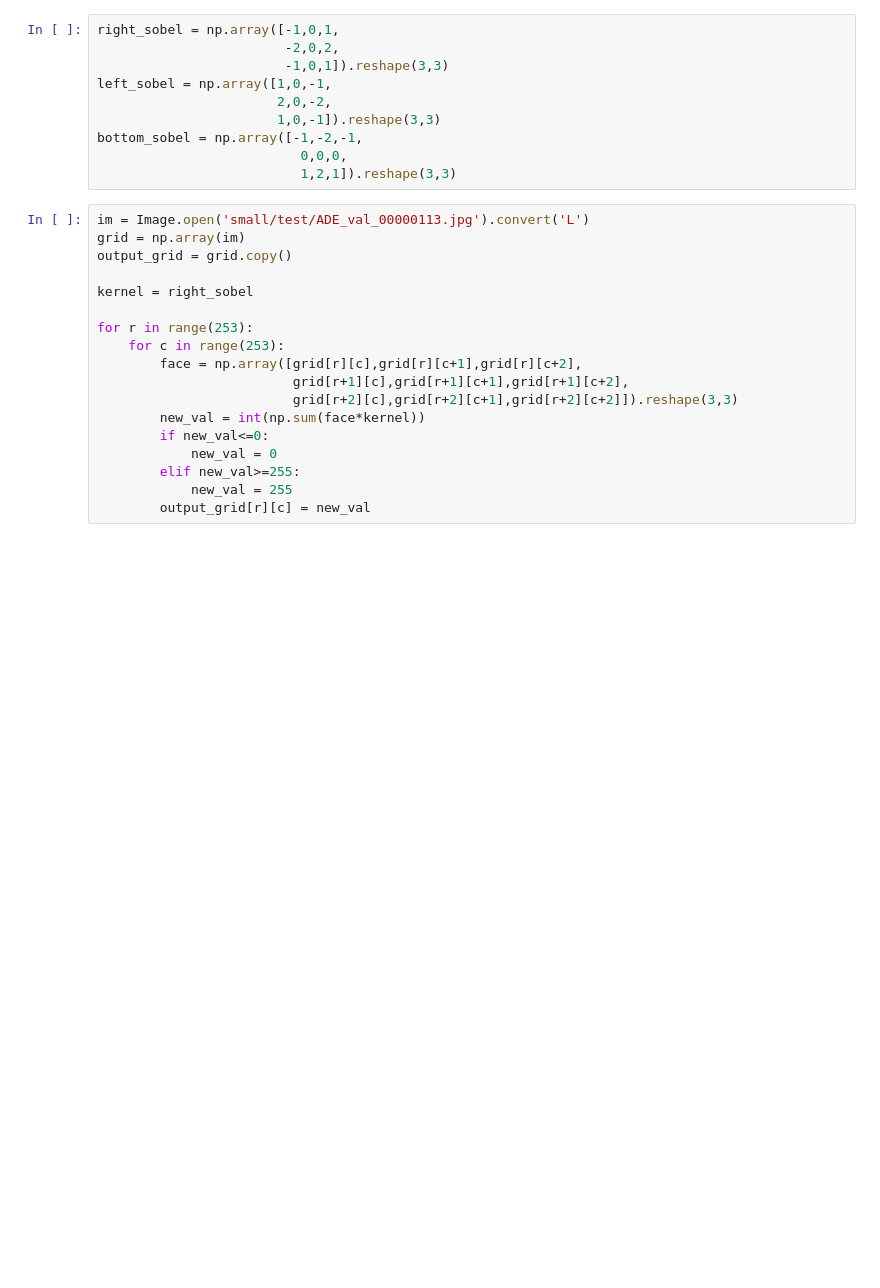
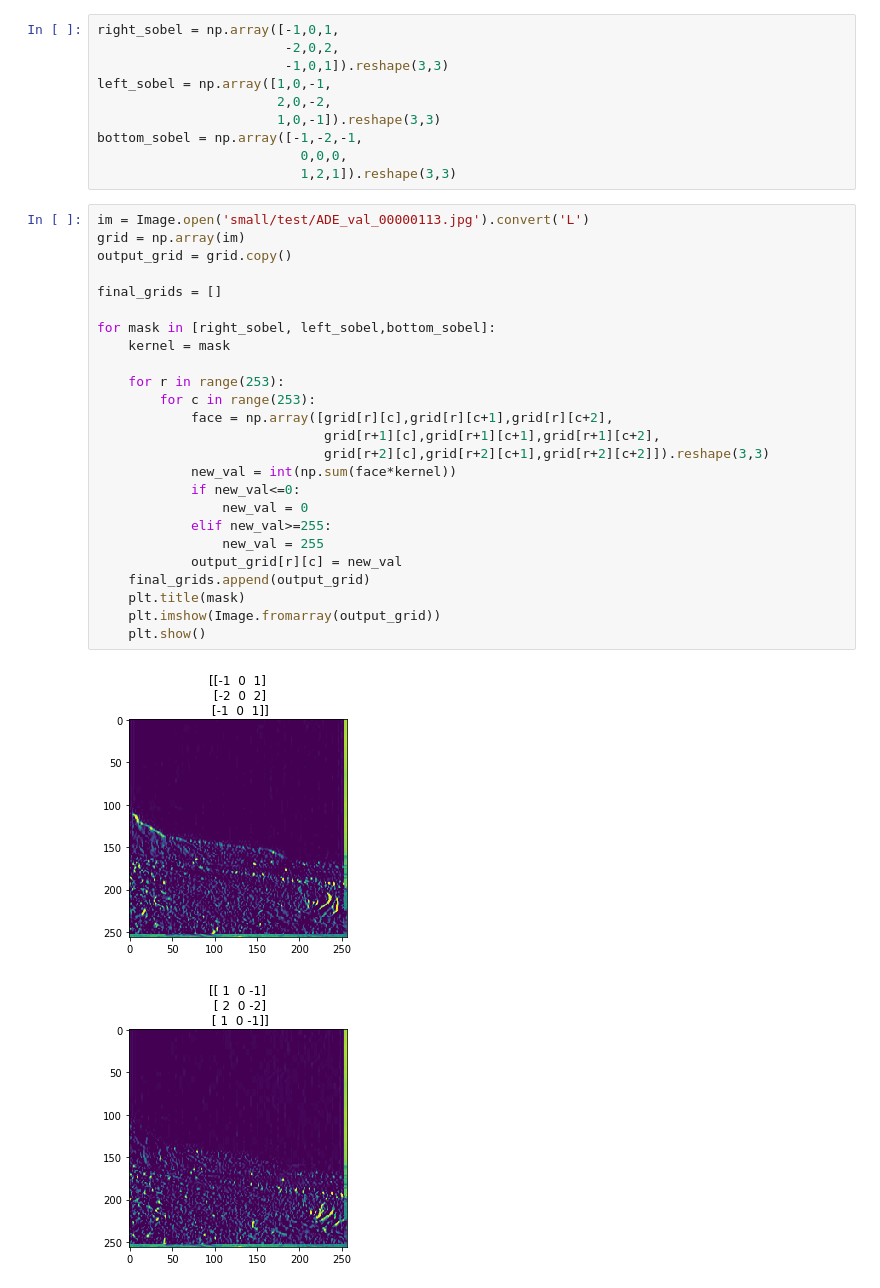
Before and after one commit to kimrharper/image_segmentation, a Jupyter notebook: edge_detector.ipynb, the cells around one changed output. Cells and saved outputs as stored; diff of their text form; blank space fills up the shorter version.

```diff
--- a/edge_detector.ipynb
+++ b/edge_detector.ipynb
@@ -78,18 +58,28 @@ bottom_sobel = np.array([-1,-2,-1,
 # %%
 im = Image.open('small/test/ADE_val_00000113.jpg').convert('L')
 grid = np.array(im)
 output_grid = grid.copy()
 
-kernel = right_sobel
+final_grids = []
 
-for r in range(253):
-    for c in range(253):
-        face = np.array([grid[r][c],grid[r][c+1],grid[r][c+2],
-                         grid[r+1][c],grid[r+1][c+1],grid[r+1][c+2],
-                         grid[r+2][c],grid[r+2][c+1],grid[r+2][c+2]]).reshape(3,3)
-        new_val = int(np.sum(face*kernel))
-        if new_val<=0:
-            new_val = 0
-        elif new_val>=255:
-            new_val = 255
-        output_grid[r][c] = new_val
+for mask in [right_sobel, left_sobel,bottom_sobel]:
+    kernel = mask
+
+    for r in range(253):
+        for c in range(253):
+            face = np.array([grid[r][c],grid[r][c+1],grid[r][c+2],
+                             grid[r+1][c],grid[r+1][c+1],grid[r+1][c+2],
+                             grid[r+2][c],grid[r+2][c+1],grid[r+2][c+2]]).reshape(3,3)
+            new_val = int(np.sum(face*kernel))
+            if new_val<=0:
+                new_val = 0
+            elif new_val>=255:
+                new_val = 255
+            output_grid[r][c] = new_val
+    final_grids.append(output_grid)
+    plt.title(mask)
+    plt.imshow(Image.fromarray(output_grid))
+    plt.show()
+# %% [output]
+[figure, added]
+[figure, added]
```
Also changed, not shown: parts of 4 cells of this notebook.
